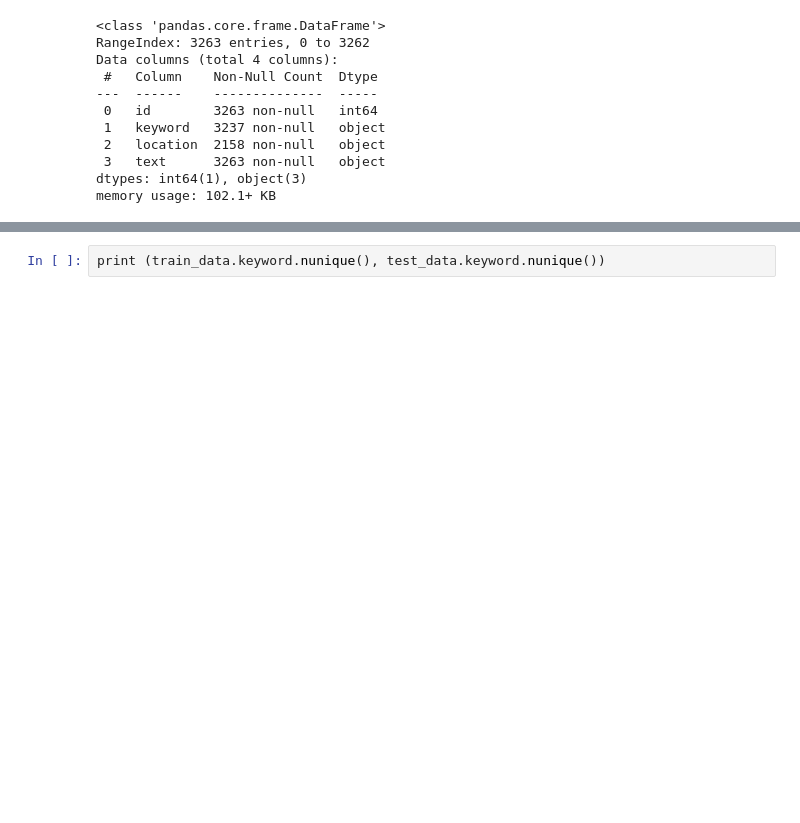
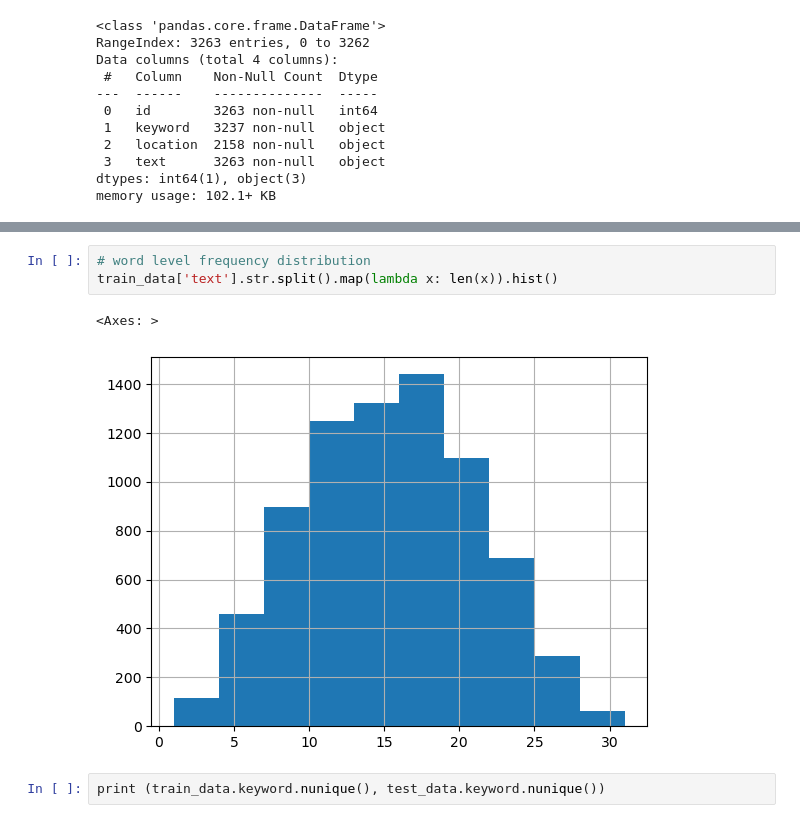
Before and after one commit to Meserat/NLP-Disaster-Tweets, a Jupyter notebook: nlp-disaster-tweets.ipynb, the cells around one changed output, grey strips where cells are left out. Saved outputs shown, nothing was run; the diff lists cells and outputs as text; blank space fills up the shorter version.

```diff
--- a/nlp-disaster-tweets.ipynb
+++ b/nlp-disaster-tweets.ipynb
@@ -157,3 +163,9 @@ test_data.duplicated().sum()
+# %%
+# word level frequency distribution
+train_data['text'].str.split().map(lambda x: len(x)).hist()
+# %% [output]
+<Axes: >
+[figure, added]
 # %%
 print (train_data.keyword.nunique(), test_data.keyword.nunique())
 # %% [output]
```
Also changed, not shown: parts of 8 cells of this notebook.
